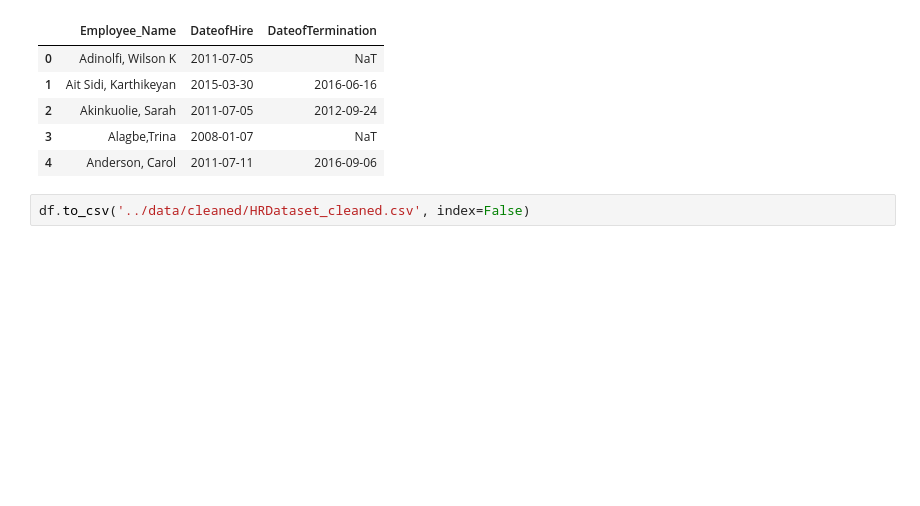
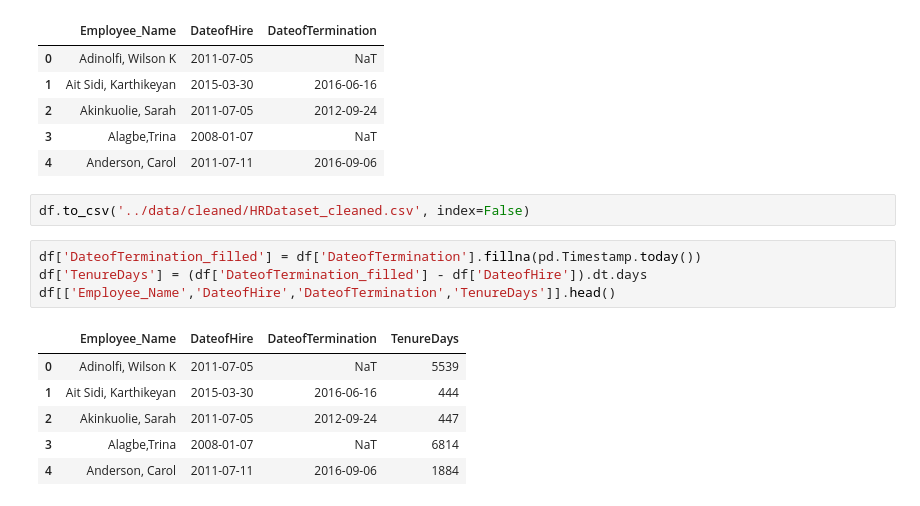
Before and after one commit to Priya888-eng/hr-payroll-analytics-dashboard, a Jupyter notebook: notebooks/01_data_cleaning.ipynb, the cells around one changed output. Saved outputs shown, nothing was run; the diff lists cells and outputs as text; blank space fills up the shorter version.

```diff
--- a/notebooks/01_data_cleaning.ipynb
+++ b/notebooks/01_data_cleaning.ipynb
@@ -125,3 +125,14 @@ df[['Employee_Name','DateofHire','DateofTermination']].head()
 | 4 | Anderson, Carol | 2011-07-11 | 2016-09-06 |
 # %%
 df.to_csv('../data/cleaned/HRDataset_cleaned.csv', index=False)
+# %%
+df['DateofTermination_filled'] = df['DateofTermination'].fillna(pd.Timestamp.today())
+df['TenureDays'] = (df['DateofTermination_filled'] - df['DateofHire']).dt.days
+df[['Employee_Name','DateofHire','DateofTermination','TenureDays']].head()
+# %% [output]
+|  | Employee_Name | DateofHire | DateofTermination | TenureDays |
+| 0 | Adinolfi, Wilson K | 2011-07-05 | NaT | 5539 |
+| 1 | Ait Sidi, Karthikeyan | 2015-03-30 | 2016-06-16 | 444 |
+| 2 | Akinkuolie, Sarah | 2011-07-05 | 2012-09-24 | 447 |
+| 3 | Alagbe,Trina | 2008-01-07 | NaT | 6814 |
+| 4 | Anderson, Carol | 2011-07-11 | 2016-09-06 | 1884 |
```
Also changed, not shown: parts of 2 cells of this notebook.
